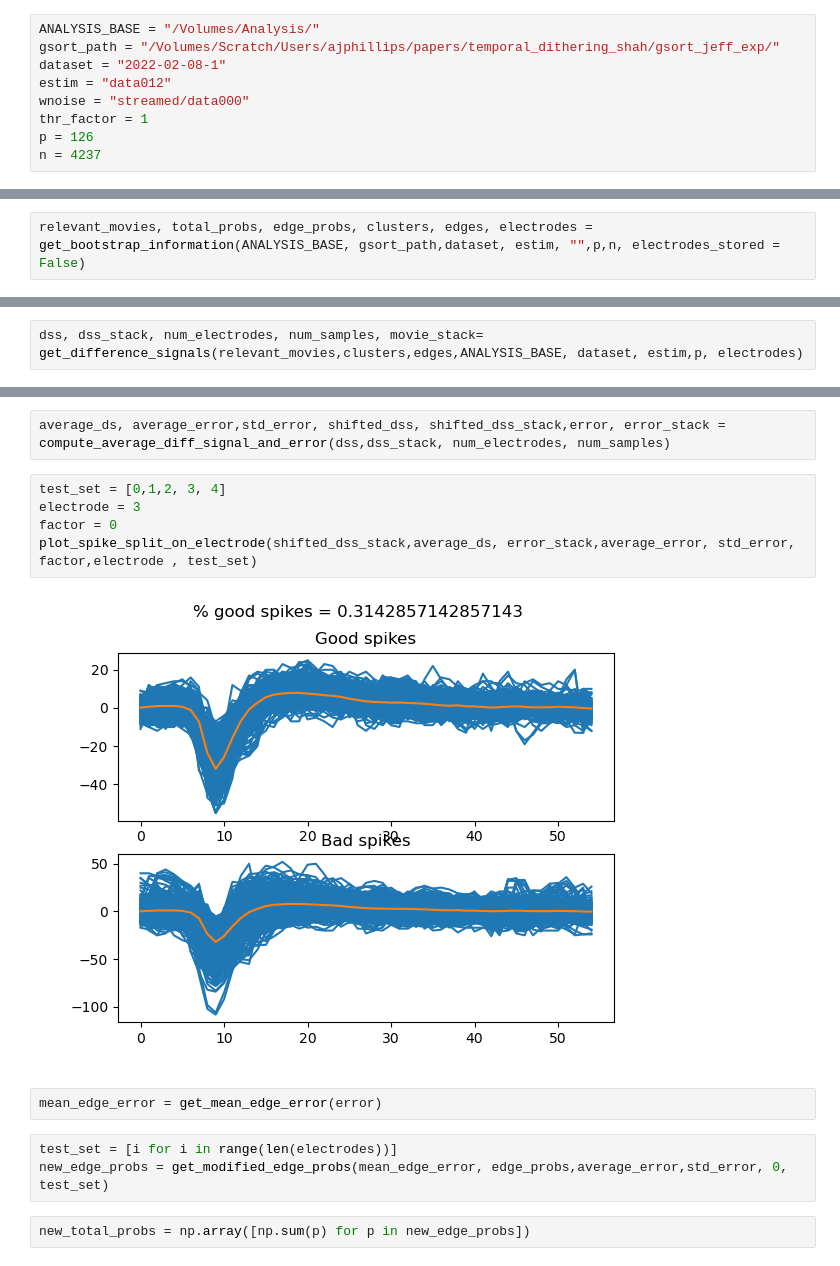
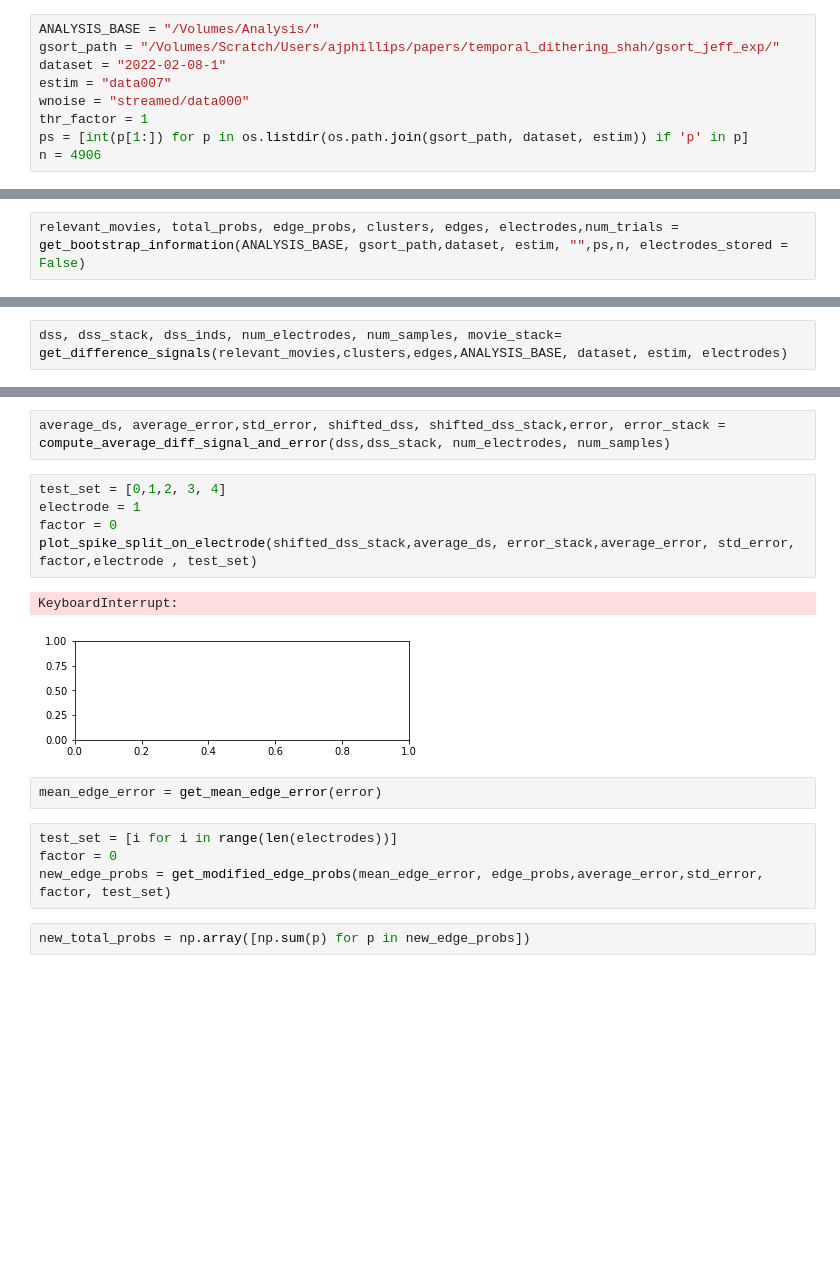
Before and after one commit to jefe-jeff/g-sort, a Jupyter notebook: scripts/post-process/bootstrap_error_analysis.ipynb, the cells around one changed output, grey strips where cells are left out. Saved outputs shown, nothing was run; the diff lists cells and outputs as text; blank space fills up the shorter version.

Commit message:
Updated analysis notebook

```diff
--- a/scripts/post-process/bootstrap_error_analysis.ipynb
+++ b/scripts/post-process/bootstrap_error_analysis.ipynb
@@ -64,21 +65,21 @@ make_surface_plot(relevant_movies, new_total_probs, ANALYSIS_BASE,dataset, estim
 ANALYSIS_BASE = "/Volumes/Analysis/"
 gsort_path = "/Volumes/Scratch/Users/ajphillips/papers/temporal_dithering_shah/gsort_jeff_exp/"
 dataset = "2022-02-08-1"
-estim = "data012"
+estim = "data007"
 wnoise = "streamed/data000"
 thr_factor = 1
-p = 126
-n = 4237
+ps = [int(p[1:]) for p in os.listdir(os.path.join(gsort_path, dataset, estim)) if 'p' in p]
+n = 4906
 # %%
 vcd = get_vision_data(ANALYSIS_BASE, dataset, wnoise)
 # %%
-relevant_movies, total_probs, edge_probs, clusters, edges, electrodes = get_bootstrap_information(ANALYSIS_BASE, gsort_path,dataset, estim, "",p,n, electrodes_stored = False)
+relevant_movies, total_probs, edge_probs, clusters, edges, electrodes,num_trials = get_bootstrap_information(ANALYSIS_BASE, gsort_path,dataset, estim, "",ps,n, electrodes_stored = False)
 # %%
 ei = vcd.get_ei_for_cell(n).ei
 noise = vcd.channel_noise
 electrodes = get_significant_electrodes(ei, ['mixed', 'soma'], noise)
 # %%
-dss, dss_stack, num_electrodes, num_samples, movie_stack= get_difference_signals(relevant_movies,clusters,edges,ANALYSIS_BASE, dataset, estim,p, electrodes)
+dss, dss_stack, dss_inds, num_electrodes, num_samples, movie_stack= get_difference_signals(relevant_movies,clusters,edges,ANALYSIS_BASE, dataset, estim, electrodes)
 # %%
 plt.figure()
 ax = plt.subplot(111)
@@ -90,16 +91,18 @@ plt.show()
 average_ds, average_error,std_error, shifted_dss, shifted_dss_stack,error, error_stack = compute_average_diff_signal_and_error(dss,dss_stack, num_electrodes, num_samples)
 # %%
 test_set = [0,1,2, 3, 4]
-electrode = 3
+electrode = 1
 factor = 0
 plot_spike_split_on_electrode(shifted_dss_stack,average_ds, error_stack,average_error, std_error, factor,electrode , test_set)
 # %% [output]
+KeyboardInterrupt:
-[figure, old version]
+[figure, new version]
 # %%
 mean_edge_error = get_mean_edge_error(error)
 # %%
 test_set = [i for i in range(len(electrodes))]
-new_edge_probs = get_modified_edge_probs(mean_edge_error, edge_probs,average_error,std_error, 0, test_set)
+factor = 0
+new_edge_probs = get_modified_edge_probs(mean_edge_error, edge_probs,average_error,std_error, factor, test_set)
 # %%
 new_total_probs = np.array([np.sum(p) for p in new_edge_probs])
 # %%
```
Also changed, not shown: parts of 6 cells of this notebook.
